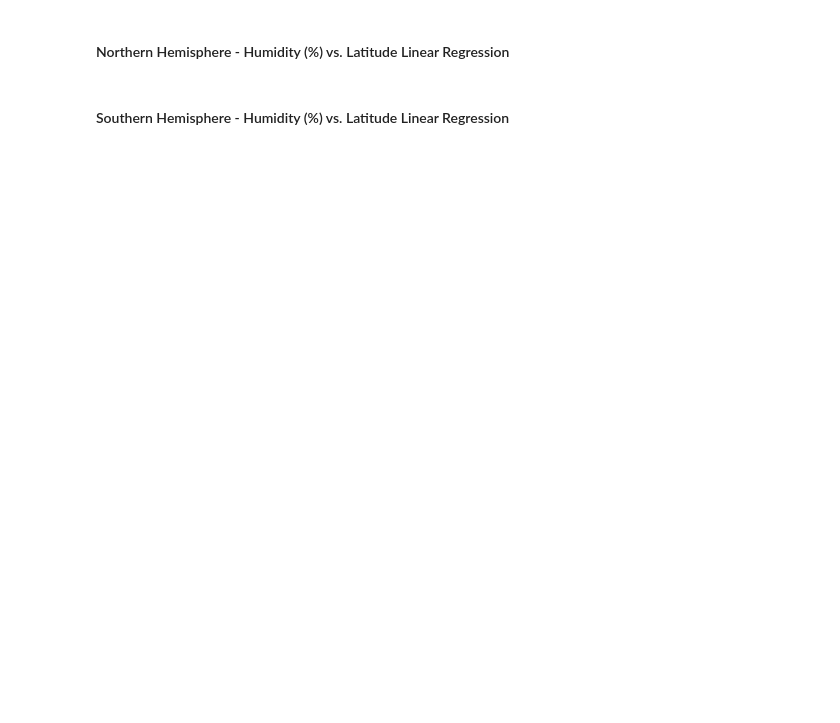
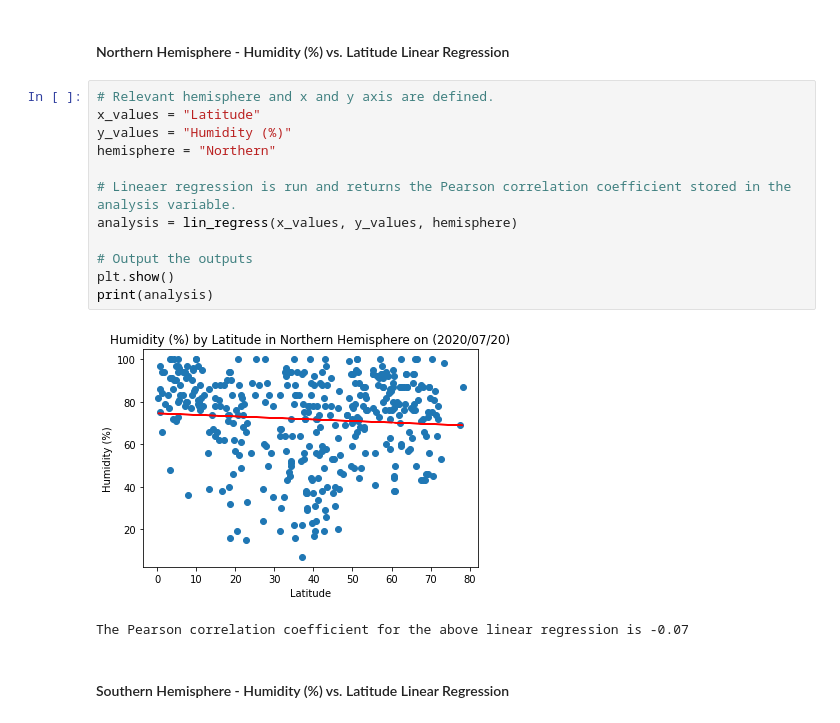
Before and after one commit to JamesRucker/Vacation-Locations, a Jupyter notebook: WeatherPy/WeatherPy.ipynb, the cells around one changed output. Saved outputs shown, nothing was run; the diff lists cells and outputs as text; blank space fills up the shorter version.

```diff
--- a/WeatherPy/WeatherPy.ipynb
+++ b/WeatherPy/WeatherPy.ipynb
@@ -359,4 +389,19 @@ southern_city_clean_df = clean_city_data.loc[clean_city_data["Latitude"] < 0]
 # %% [markdown]
 ####  Northern Hemisphere - Humidity (%) vs. Latitude Linear Regression
+# %%
+# Relevant hemisphere and x and y axis are defined.
+x_values = "Latitude"
+y_values = "Humidity (%)"
+hemisphere = "Northern"
+
+# Lineaer regression is run and returns the Pearson correlation coefficient stored in the analysis variable.
+analysis = lin_regress(x_values, y_values, hemisphere)
+
+# Output the outputs
+plt.show()
+print(analysis)
+# %% [output]
+[figure, added]
+The Pearson correlation coefficient for the above linear regression is -0.07
 # %% [markdown]
 ####  Southern Hemisphere - Humidity (%) vs. Latitude Linear Regression
```
Also changed, not shown: parts of 12 cells of this notebook.
